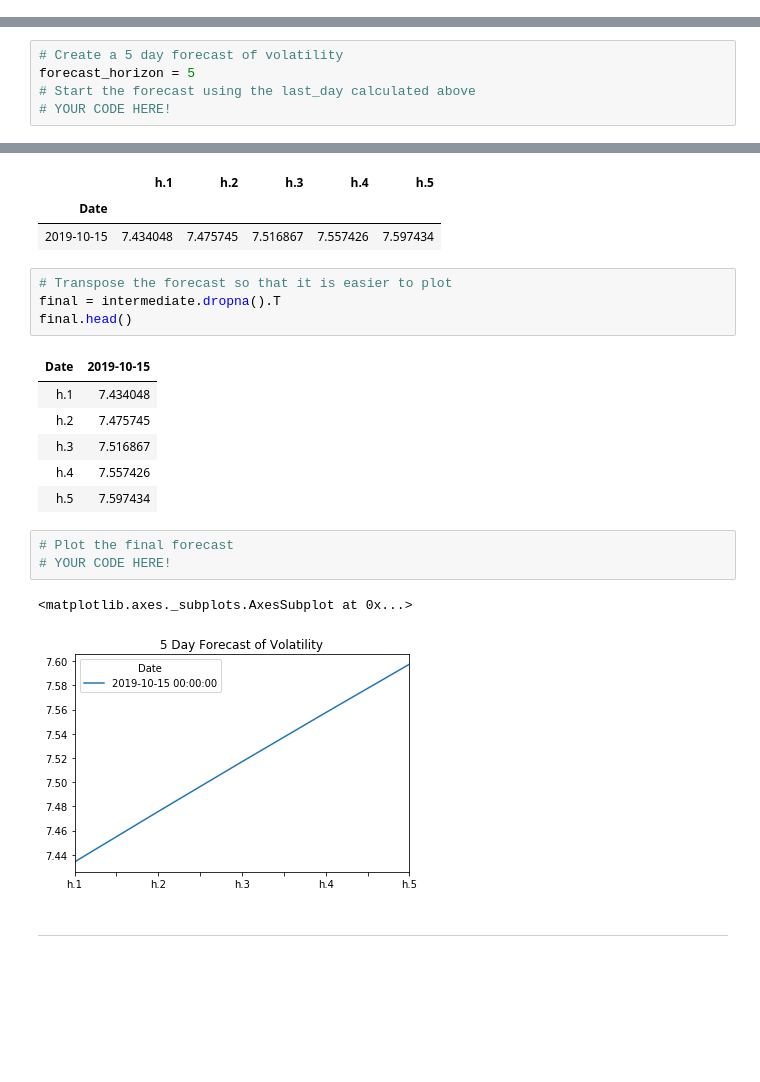
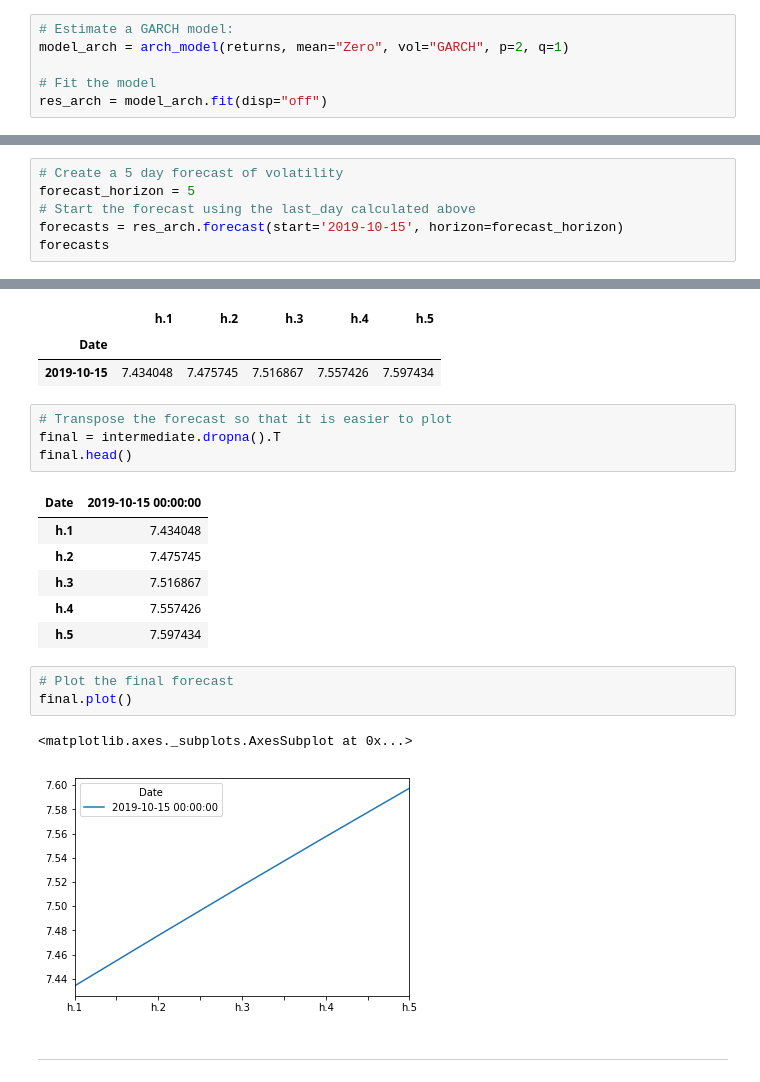
Before and after one commit to kristinav910/ForecastingExchangeRates, a Jupyter notebook: time_series_analysis.ipynb, the cells around one changed output, grey strips where cells are left out. Drawn from its saved outputs; the diff is of its cells as text; blank space fills up the shorter version.

```diff
--- a/time_series_analysis.ipynb
+++ b/time_series_analysis.ipynb
@@ -276,2 +267,8 @@ import arch
+# %%
+# Estimate a GARCH model:
+model_arch = arch_model(returns, mean="Zero", vol="GARCH", p=2, q=1)
+
+# Fit the model
+res_arch = model_arch.fit(disp="off")
 # %%
 # Summarize the model results
@@ -303,4 +300,5 @@ last_day
 # Create a 5 day forecast of volatility
 forecast_horizon = 5
 # Start the forecast using the last_day calculated above
-# YOUR CODE HERE!
+forecasts = res_arch.forecast(start='2019-10-15', horizon=forecast_horizon)
+forecasts
@@ -317,7 +317,7 @@ intermediate.head()
 final = intermediate.dropna().T
 final.head()
 # %% [output]
-| Date | 2019-10-15 |
+| Date | 2019-10-15 00:00:00 |
 | h.1 | 7.434048 |
 | h.2 | 7.475745 |
 | h.3 | 7.516867 |
@@ -325,10 +325,10 @@ final.head()
 | h.5 | 7.597434 |
 # %%
 # Plot the final forecast
-# YOUR CODE HERE!
+final.plot()
 # %% [output]
 <matplotlib.axes._subplots.AxesSubplot at 0x...>
-[figure, old version]
+[figure, new version]
 # %% [markdown]
 ---
 # %% [markdown]
```
Also changed, not shown: parts of 18 cells of this notebook.
